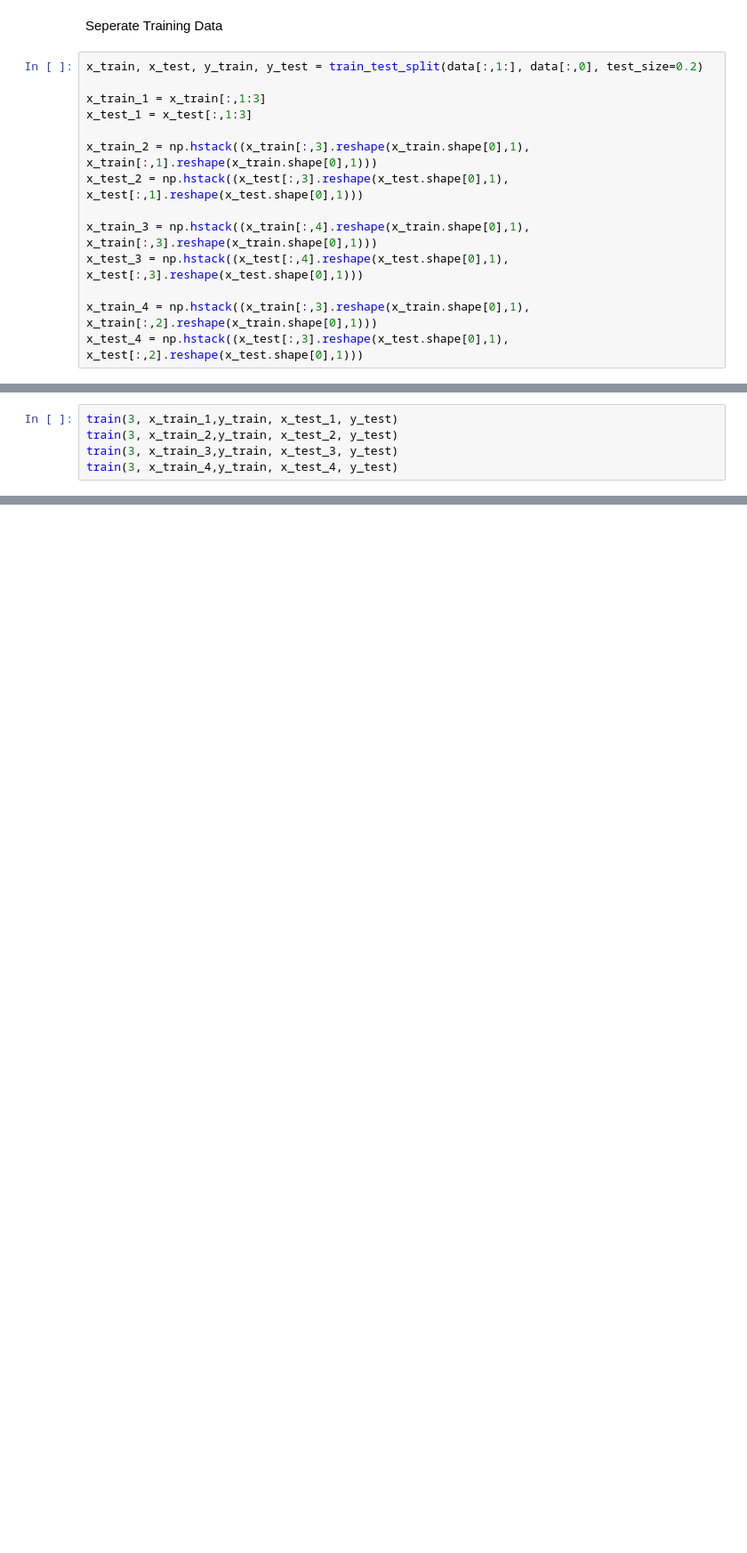
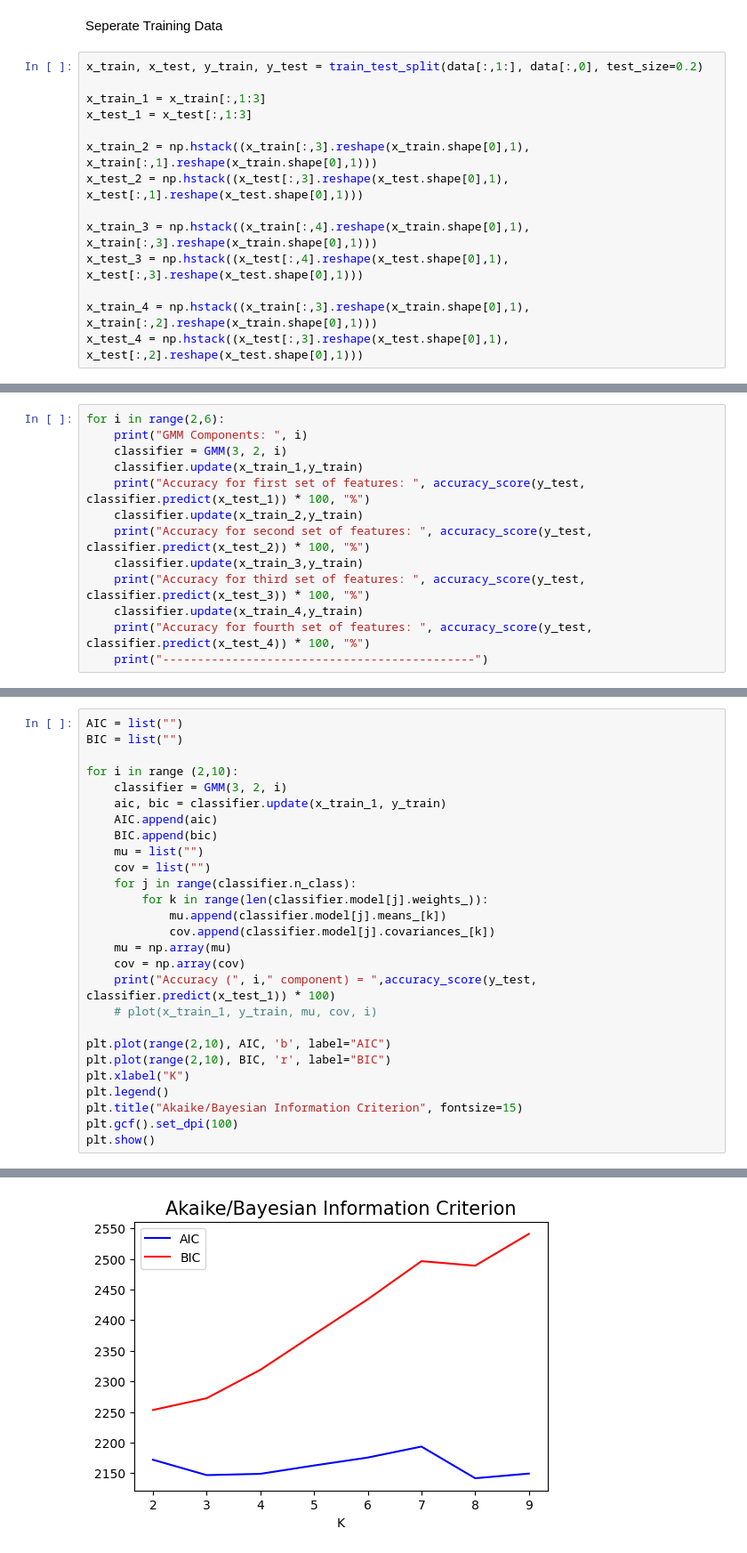
Before and after one commit to Kassra-sinaei/ML_HW_3, a Jupyter notebook: q9/main.ipynb, the cells around one changed output, grey strips where cells are left out. Shown at 89% size. Cells and saved outputs as stored; diff of their text form; blank space fills up the shorter version.

```diff
--- a/q9/main.ipynb
+++ b/q9/main.ipynb
@@ -168,6 +191 @@ def plot(x, y, means, covariances):
     plt.show()
-# %%
-train(3, x_train_1,y_train, x_test_1, y_test)
-train(3, x_train_2,y_train, x_test_2, y_test)
-train(3, x_train_3,y_train, x_test_3, y_test)
-train(3, x_train_4,y_train, x_test_4, y_test)
@@ -182,0 +192,13 @@ Model Trained. Accuracy on test set is:  0.6231884057971014
+# %%
+for i in range(2,6):
+    print("GMM Components: ", i)
+    classifier = GMM(3, 2, i)
+    classifier.update(x_train_1,y_train)
+    print("Accuracy for first set of features: ", accuracy_score(y_test, classifier.predict(x_test_1)) * 100, "%")
+    classifier.update(x_train_2,y_train)
+    print("Accuracy for second set of features: ", accuracy_score(y_test, classifier.predict(x_test_2)) * 100, "%")
+    classifier.update(x_train_3,y_train)
+    print("Accuracy for third set of features: ", accuracy_score(y_test, classifier.predict(x_test_3)) * 100, "%")
+    classifier.update(x_train_4,y_train)
+    print("Accuracy for fourth set of features: ", accuracy_score(y_test, classifier.predict(x_test_4)) * 100, "%")
+    print("---------------------------------------------")
@@ -182,0 +227,28 @@ Model Trained. Accuracy on test set is:  0.6231884057971014
+# %%
+AIC = list("")
+BIC = list("")
+
+for i in range (2,10):
+    classifier = GMM(3, 2, i)
+    aic, bic = classifier.update(x_train_1, y_train)
+    AIC.append(aic)
+    BIC.append(bic)
+    mu = list("")
+    cov = list("")
+    for j in range(classifier.n_class):
+        for k in range(len(classifier.model[j].weights_)):
+            mu.append(classifier.model[j].means_[k])
+            cov.append(classifier.model[j].covariances_[k])
+    mu = np.array(mu)
+    cov = np.array(cov)
+    print("Accuracy (", i," component) = ",accuracy_score(y_test, classifier.predict(x_test_1)) * 100)
+    # plot(x_train_1, y_train, mu, cov, i)
+
+plt.plot(range(2,10), AIC, 'b', label="AIC")
+plt.plot(range(2,10), BIC, 'r', label="BIC")
+plt.xlabel("K")
+plt.legend()
+plt.title("Akaike/Bayesian Information Criterion", fontsize=15)
+plt.gcf().set_dpi(100)
+plt.show()
+# %% [output]
@@ -182,0 +263 @@ Model Trained. Accuracy on test set is:  0.6231884057971014
+[figure, added]
```
Also changed, not shown: parts of 8 cells of this notebook.
